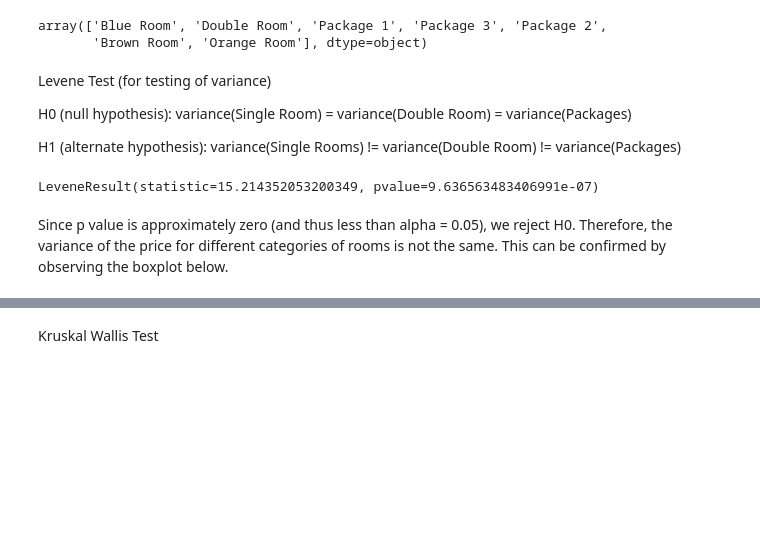
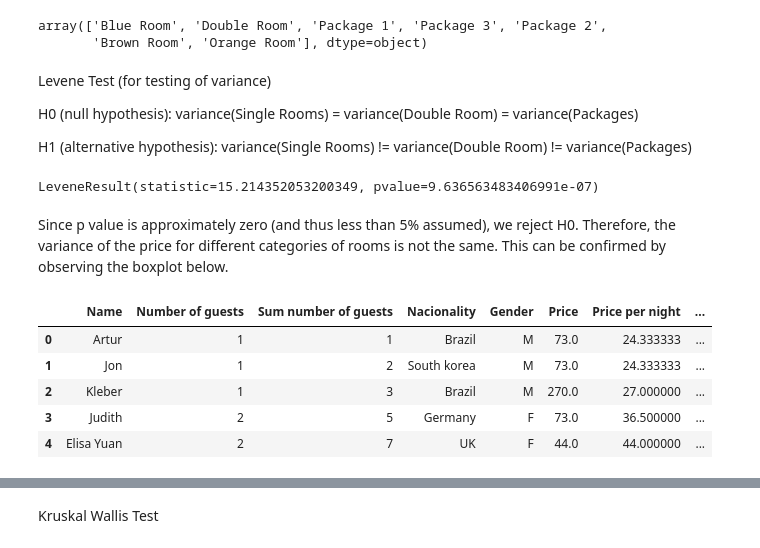
Before and after one commit to R04425/Module-2-Statistics-Project-Lisbon-Guesthouse-Analysis-, a Jupyter notebook: Code Statistics Project .ipynb, the cells around one changed output, grey strips where cells are left out. Saved outputs shown, nothing was run; the diff lists cells and outputs as text; code cells hidden in the pictures; blank space fills up the shorter version.

```diff
--- a/Code Statistics Project .ipynb
+++ b/Code Statistics Project .ipynb
@@ -125,12 +125,22 @@ apt = clean_guesthouse[clean_guesthouse['Rooms'] == 'Package 3']
 # %% [markdown]
 Levene Test (for testing of variance)
 
-H0 (null hypothesis): variance(Single Room) = variance(Double Room) = variance(Packages)
+H0 (null hypothesis): variance(Single Rooms) = variance(Double Room) = variance(Packages)
 
-H1 (alternate hypothesis): variance(Single Rooms) != variance(Double Room) != variance(Packages)
+H1 (alternative hypothesis): variance(Single Rooms) != variance(Double Room) != variance(Packages)
 # %%
 st.levene(pvt.Price, dbl.Price, apt.Price)
 # %% [output]
 LeveneResult(statistic=15.214352053200349, pvalue=9.636563483406991e-07)
 # %% [markdown]
-Since p value is approximately zero (and thus less than alpha = 0.05), we reject H0. Therefore, the variance of the price for different categories of rooms is not the same. This can be confirmed by observing the boxplot below.
+Since p value is approximately zero (and thus less than 5% assumed), we reject H0. Therefore, the variance of the price for different categories of rooms is not the same. This can be confirmed by observing the boxplot below.
+# %%
+guesthouse_original = pd.read_excel('Guesthouse._original.xls')
+guesthouse_original.head(5)
+# %% [output]
+|  | Name | Number of guests | Sum number of guests | Nacionality | Gender | Price | Price per night | ... |
+| 0 | Artur | 1 | 1 | Brazil | M | 73.0 | 24.333333 | ... |
+| 1 | Jon | 1 | 2 | South korea | M | 73.0 | 24.333333 | ... |
+| 2 | Kleber | 1 | 3 | Brazil | M | 270.0 | 27.000000 | ... |
+| 3 | Judith | 2 | 5 | Germany | F | 73.0 | 36.500000 | ... |
+| 4 | Elisa Yuan | 2 | 7 | UK | F | 44.0 | 44.000000 | ... |
```
Also changed, not shown: parts of 7 cells of this notebook, 1 other file.
